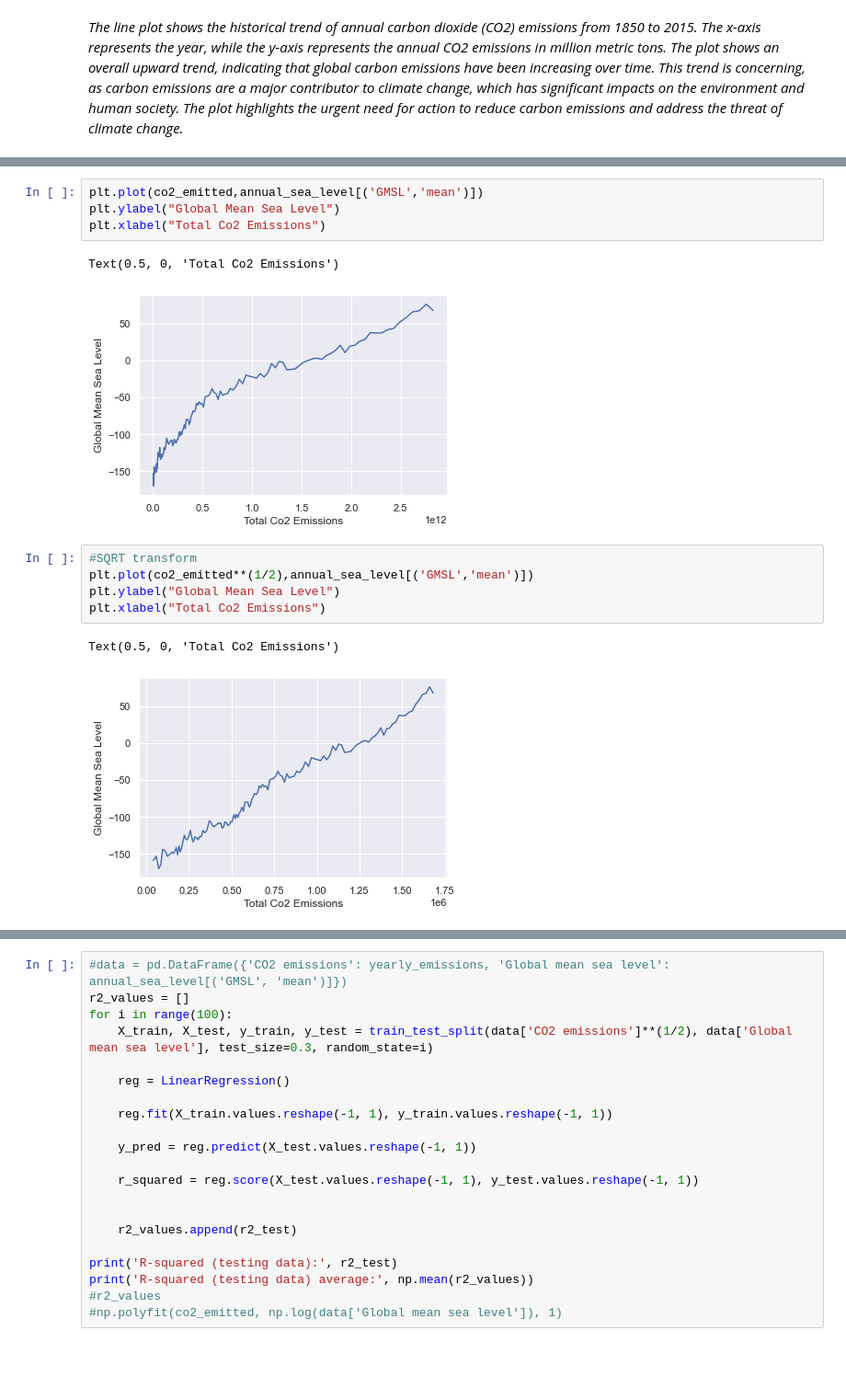
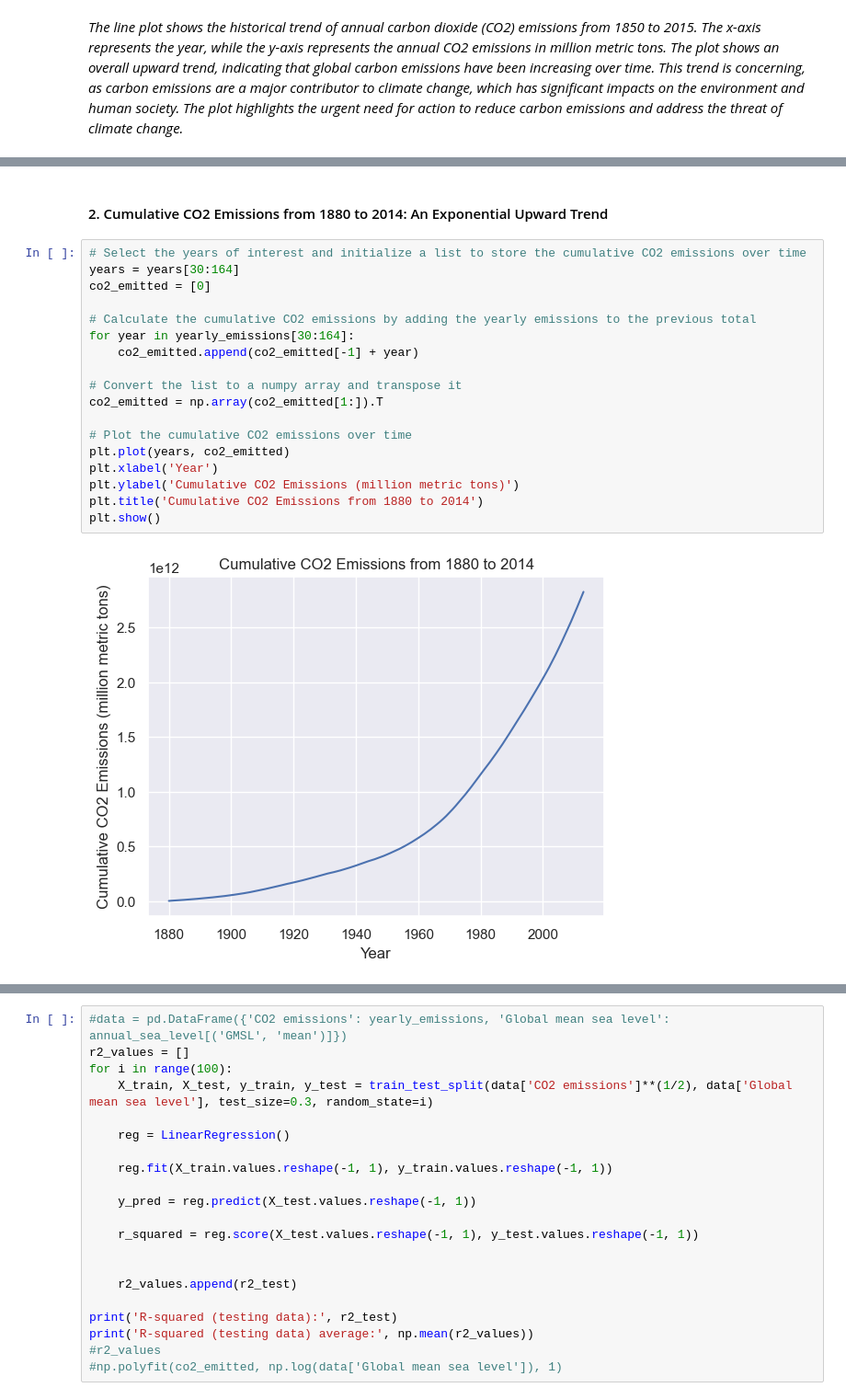
Before and after one commit to fuchenru/How-have-carbon-emissions-affected-climate-change-, a Jupyter notebook: CMSE 202 Final Project.ipynb, the cells around one changed output, grey strips where cells are left out. Shown: that part at 92% size. Cells and saved outputs as stored; diff of their text form; blank space fills up the shorter version.

```diff
--- a/CMSE 202 Final Project.ipynb
+++ b/CMSE 202 Final Project.ipynb
@@ -250,15 +238,22 @@ plt.plot(years,co2_emitted)
-# %%
-plt.plot(co2_emitted,annual_sea_level[('GMSL','mean')])
-plt.ylabel("Global Mean Sea Level")
-plt.xlabel("Total Co2 Emissions")
-# %% [output]
-Text(0.5, 0, 'Total Co2 Emissions')
-[figure, removed]
-# %%
-#SQRT transform
-plt.plot(co2_emitted**(1/2),annual_sea_level[('GMSL','mean')])
-plt.ylabel("Global Mean Sea Level")
-plt.xlabel("Total Co2 Emissions")
-# %% [output]
-Text(0.5, 0, 'Total Co2 Emissions')
-[figure, removed]
+# %% [markdown]
+#### 2. Cumulative CO2 Emissions from 1880 to 2014: An Exponential Upward Trend
+# %%
+# Select the years of interest and initialize a list to store the cumulative CO2 emissions over time
+years = years[30:164]
+co2_emitted = [0]
+
+# Calculate the cumulative CO2 emissions by adding the yearly emissions to the previous total
+for year in yearly_emissions[30:164]:
+    co2_emitted.append(co2_emitted[-1] + year)
+
+# Convert the list to a numpy array and transpose it
+co2_emitted = np.array(co2_emitted[1:]).T
+
+# Plot the cumulative CO2 emissions over time
+plt.plot(years, co2_emitted)
+plt.xlabel('Year')
+plt.ylabel('Cumulative CO2 Emissions (million metric tons)')
+plt.title('Cumulative CO2 Emissions from 1880 to 2014')
+plt.show()
+# %% [output]
+[figure, added]
```
Also changed, not shown: parts of 32 cells of this notebook, 2 other files.
